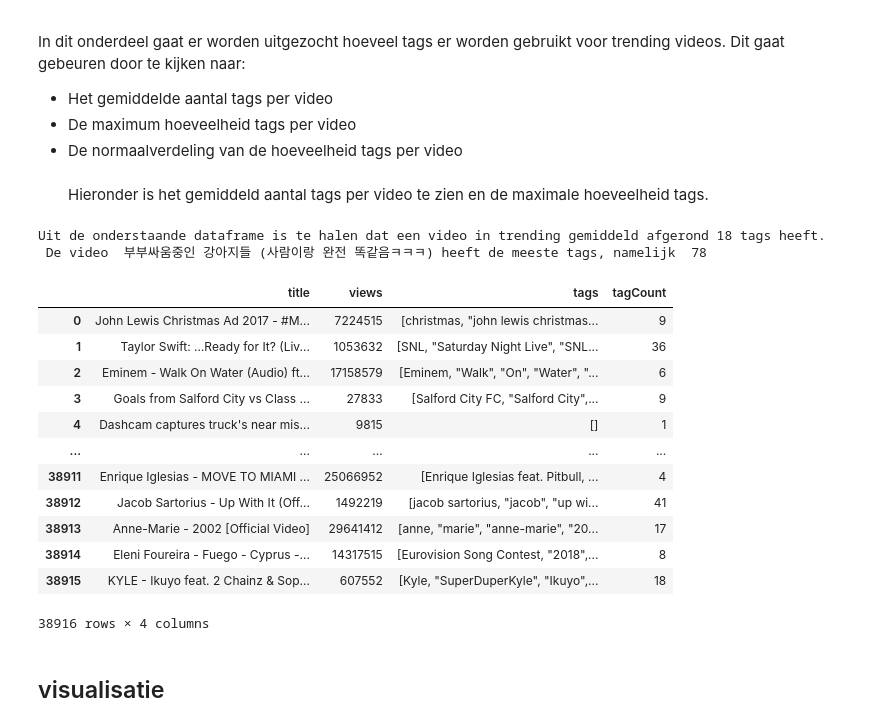
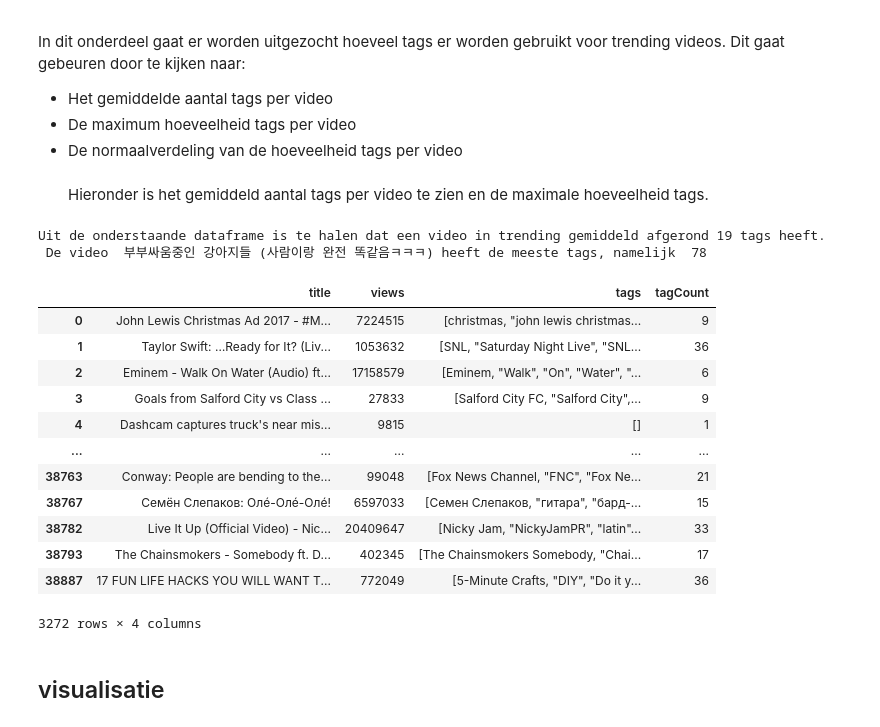
Before and after one commit to WoltervanDonk/Challenge2, a Jupyter notebook: src/YoutubeTrendingNotebook.ipynb, the cells around one changed output. Cells and saved outputs as stored; diff of their text form; code cells hidden in the pictures.

```diff
--- a/src/YoutubeTrendingNotebook.ipynb
+++ b/src/YoutubeTrendingNotebook.ipynb
@@ -63,7 +63,7 @@ Hieronder wordt er een nieuw dataframe gemaakt met title en tags. De videos die
 #dataframeGB = dataframeGB.drop_duplicates(subset = 'video_id', keep= 'first') #drops records with duplicates in the video_id column
 flerp = dataframeGB.drop_duplicates(subset = 'video_id', keep= 'first') #drops records with duplicates in the video_id column
 
-dataframeGB["tags"] = dataframeGB["tags"].replace("[none]", "")
-df = pd.DataFrame({"title" : dataframeGB["title"], "tags" : dataframeGB["tags"].str.split("|")})
+flerp["tags"] = dataframeGB["tags"].replace("[none]", "")
+df = pd.DataFrame({"title" : flerp["title"], "tags" : flerp["tags"].str.split("|")})
 df.count()
 # %% [output]
@@ -78,27 +83,27 @@ dtype: int64
 Hieronder is het gemiddeld aantal tags per video te zien en de maximale hoeveelheid tags.
 # %%
 tagCount = [len(x) for x in df.tags] #list comprehension to create a list with tags per video
-dataFrameTagCount = pd.DataFrame({"title" : dataframeGB["title"],"views" : dataframeGB["views"] ,"tags" : dataframeGB["tags"].str.split("|"), "tagCount" : tagCount})
+dataFrameTagCount = pd.DataFrame({"title" : flerp["title"],"views" : flerp["views"] ,"tags" : flerp["tags"].str.split("|"), "tagCount" : tagCount})
 
 mostTags = dataFrameTagCount.sort_values(by=["tagCount", "title"], ascending = False) #video with most tags
 print("Uit de onderstaande dataframe is te halen dat een video in trending gemiddeld afgerond {0} tags heeft.\n De video {1} heeft de meeste tags, namelijk {2}".format(round(dataFrameTagCount.tagCount.mean()), mostTags.title.head(1).to_string(index = False), mostTags.tagCount.head(1).to_string(index=False)))
 dataFrameTagCount
 # %% [output]
-Uit de onderstaande dataframe is te halen dat een video in trending gemiddeld afgerond 18 tags heeft.
+Uit de onderstaande dataframe is te halen dat een video in trending gemiddeld afgerond 19 tags heeft.
  De video  부부싸움중인 강아지들 (사람이랑 완전 똑같음ㅋㅋㅋ) heeft de meeste tags, namelijk  78
 |  | title | views | tags | tagCount |
 | 0 | John Lewis Christmas Ad 2017 - #M... | 7224515 | [christmas, "john lewis christmas... | 9 |
 | 1 | Taylor Swift: …Ready for It? (Liv... | 1053632 | [SNL, "Saturday Night Live", "SNL... | 36 |
 | 2 | Eminem - Walk On Water (Audio) ft... | 17158579 | [Eminem, "Walk", "On", "Water", "... | 6 |
 | 3 | Goals from Salford City vs Class ... | 27833 | [Salford City FC, "Salford City",... | 9 |
 | 4 | Dashcam captures truck's near mis... | 9815 | [] | 1 |
 | ... | ... | ... | ... | ... |
-| 38911 | Enrique Iglesias - MOVE TO MIAMI ... | 25066952 | [Enrique Iglesias feat. Pitbull, ... | 4 |
-| 38912 | Jacob Sartorius - Up With It (Off... | 1492219 | [jacob sartorius, "jacob", "up wi... | 41 |
-| 38913 | Anne-Marie - 2002 [Official Video] | 29641412 | [anne, "marie", "anne-marie", "20... | 17 |
-| 38914 | Eleni Foureira - Fuego - Cyprus -... | 14317515 | [Eurovision Song Contest, "2018",... | 8 |
-| 38915 | KYLE - Ikuyo feat. 2 Chainz & Sop... | 607552 | [Kyle, "SuperDuperKyle", "Ikuyo",... | 18 |
+| 38763 | Conway: People are bending to the... | 99048 | [Fox News Channel, "FNC", "Fox Ne... | 21 |
+| 38767 | Семён Слепаков: Олé-Олé-Олé! | 6597033 | [Семен Слепаков, "гитара", "бард-... | 15 |
+| 38782 | Live It Up (Official Video) - Nic... | 20409647 | [Nicky Jam, "NickyJamPR", "latin"... | 33 |
+| 38793 | The Chainsmokers - Somebody ft. D... | 402345 | [The Chainsmokers Somebody, "Chai... | 17 |
+| 38887 | 17 FUN LIFE HACKS YOU WILL WANT T... | 772049 | [5-Minute Crafts, "DIY", "Do it y... | 36 |
-38916 rows × 4 columns
+3272 rows × 4 columns
 # %% [markdown]
 ## visualisatie
 # %% [markdown]
```
Also changed, not shown: parts of 9 cells of this notebook.
